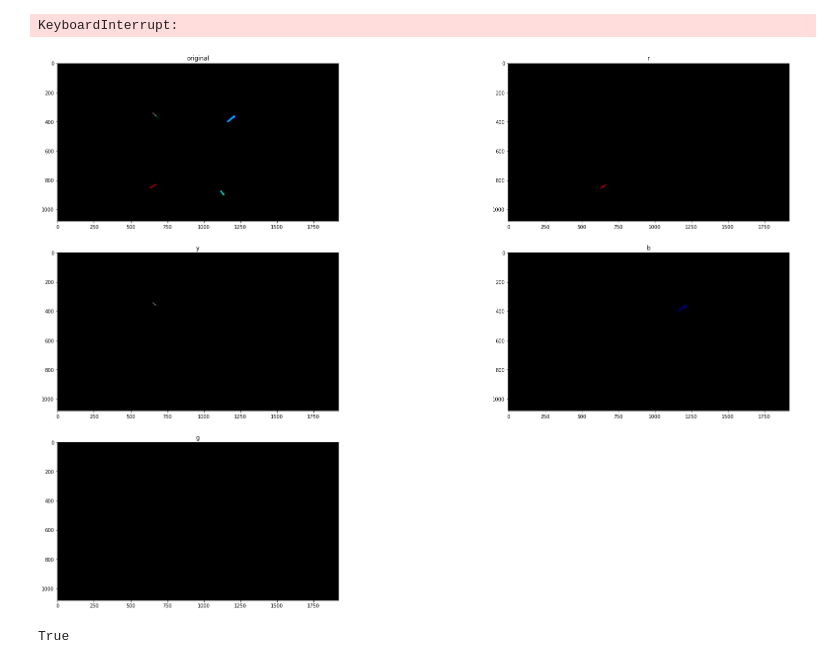
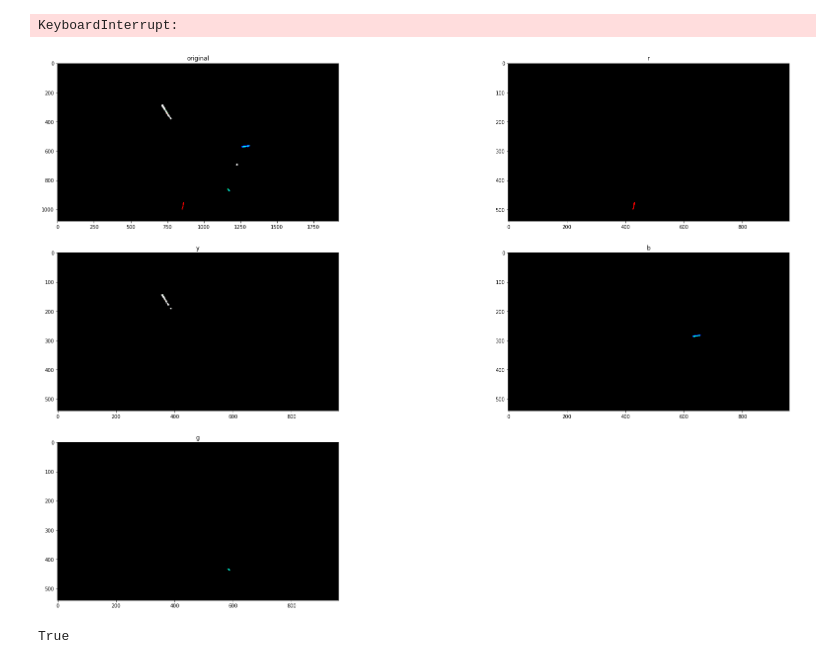
Before and after one commit to Apiquet/Visual_recognition, a Jupyter notebook: images/beacon/Beacon_new_version.ipynb, the cells around one changed output. Drawn from its saved outputs; the diff is of its cells as text; code cells hidden in the pictures.

```diff
--- a/images/beacon/Beacon_new_version.ipynb
+++ b/images/beacon/Beacon_new_version.ipynb
@@ -68,7 +68,6 @@ cv2.createTrackbar("vMax", "Colorbars",0,255,nothing)
 cv2.createTrackbar("vMin", "Colorbars",0,255,nothing)
 
 rawImage = cv2.imread('threshold_img.png')
-rawImage = cv2.cvtColor(rawImage, cv2.COLOR_BGR2HSV)
 height,width,depth = rawImage.shape
 imgWithCircle  = np.zeros((height,width), np.uint8)
 cv2.circle(imgWithCircle,center,400,(255,255,255),thickness=-1)
@@ -77,7 +76,7 @@ imask = imgWithCircle>0
 img = np.zeros_like(rawImage, np.uint8)
 img[imask] = rawImage[imask]
 
-img = cv2.resize(img, (0,0), fx=0.2, fy=0.2)
+img = cv2.resize(img, (0,0), fx=0.5, fy=0.5)
 
 # titles = ['Original Image','BINARY','BINARY_INV','TRUNC','TOZERO','TOZERO_INV']
 # images = [img, thresh1, thresh2, thresh3, thresh4, thresh5]
@@ -100,6 +99,12 @@ while(1):
     # find the colors within the specified boundaries and apply
     # the mask
     mask = cv2.inRange(img, lower, upper)
+    kernel_dil = np.ones((3,3),np.uint8)
+
+    mask = cv2.dilate(mask,kernel_dil,iterations = 4)
+    '''mask = cv2.erode(mask,kernel_erod,iterations = 3)
+    mask = cv2.dilate(mask,kernel_dil,iterations = 1)
+'''
     output = cv2.bitwise_and(img, img, mask = mask)
 
     # cv2.imshow(wnd)
@@ -116,32 +121,41 @@ cv2.destroyAllWindows()
 KeyboardInterrupt:
 # %%
 threshImg = cv2.imread('threshold_img.png')
+threshImg = cv2.resize(threshImg, (0,0), fx=0.5, fy=0.5)
 # define the list of boundaries
 boundaries = [
-     ([0, 0, 225], [255, 0, 255], 'r'),
-     ([26, 0, 26], [255, 255, 255], 'y'),
-     ([12, 0, 0], [255, 0, 255], 'b'),
-     ([103, 86, 65], [145, 133, 128], 'g')
+     ([0, 0, 162], [255, 0, 255], 'r'),
+     ([0, 37, 51], [255, 255, 60], 'y'),
+     ([255, 0, 0], [255, 0, 255], 'b'),
+     ([0, 178, 0], [255, 181, 232], 'g')
 ]
-thresh_img = cv2.cvtColor(threshImg, cv2.COLOR_BGR2RGB)
+#thresh_img = cv2.cvtColor(threshImg, cv2.COLOR_BGR2RGB)
 images = [thresh_img]
 titles = ['original']
+masks = []
 # loop over the boundaries
 for (lower, upper, title) in boundaries:
     # create NumPy arrays from the boundaries
     lower = np.array(lower, dtype = "uint8")
     upper = np.array(upper, dtype = "uint8")
 
     # find the colors within the specified boundaries and apply
     # the mask
     mask = cv2.inRange(threshImg, lower, upper)
+    kernel = np.ones((3,3),np.uint8)
+
+    mask = cv2.dilate(mask,kernel,iterations = 4)
+
     output = cv2.bitwise_and(threshImg, threshImg, mask = mask)
 
     # show the images
     output = cv2.cvtColor(output, cv2.COLOR_BGR2RGB)
     images.append(output)
     titles.append(title)
+    masks.append(mask)
+i = 0
+
 show_images(images, cols = 3, titles = titles)
 # %% [output]
-[figure, old version]
+[figure, new version]
 # %%
```
Also changed, not shown: parts of 4 cells of this notebook.
